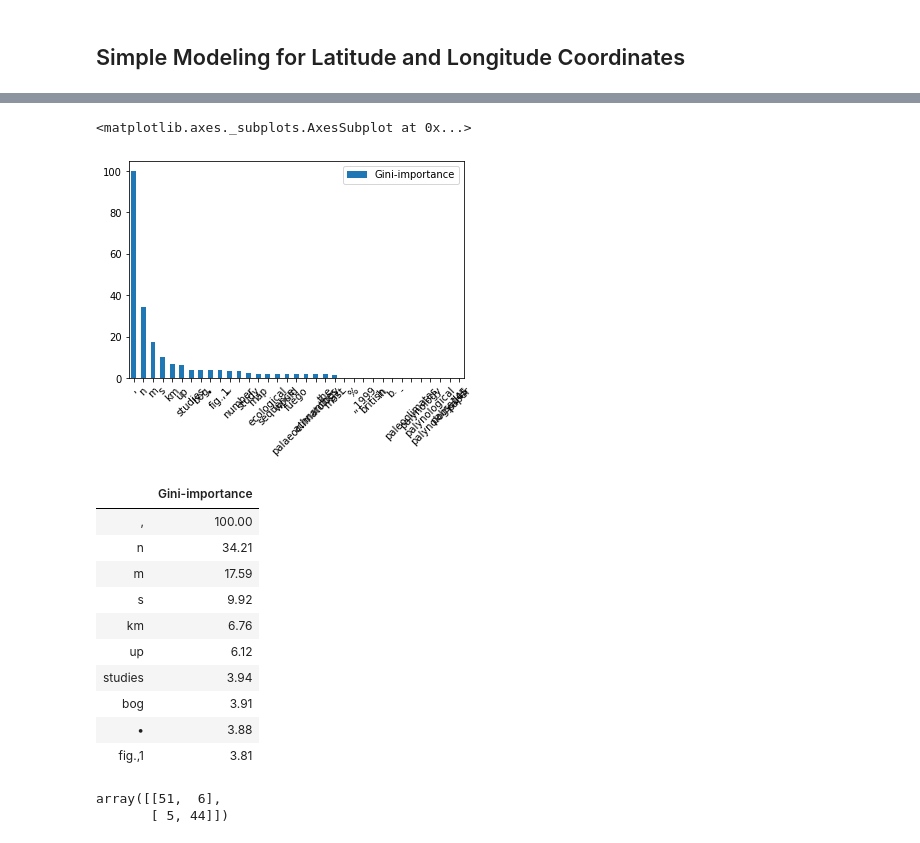
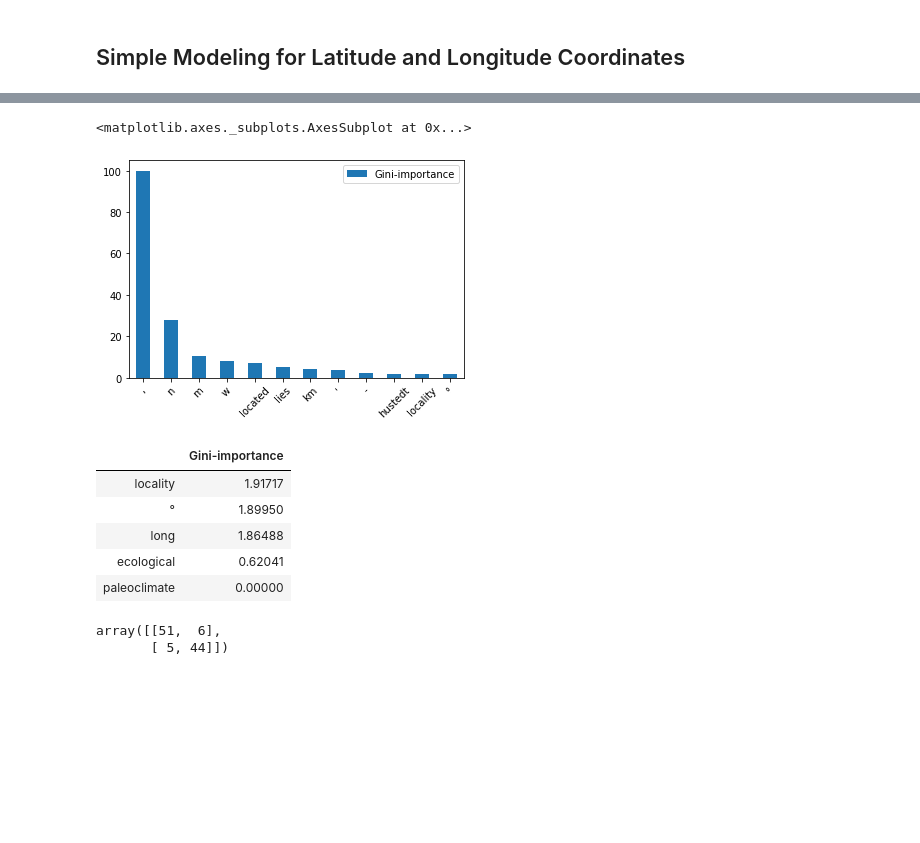
Before and after one commit to throughput-ec/UnacquiredSites, a Jupyter notebook: Modelling_Coords.ipynb, the cells around one changed output, grey strips where cells are left out. Saved outputs shown, nothing was run; the diff lists cells and outputs as text; code cells hidden in the pictures; blank space fills up the shorter version.

```diff
--- a/Modelling_Coords.ipynb
+++ b/Modelling_Coords.ipynb
@@ -67,0 +160,14 @@ hide_toggle()
+# %%
+max_depth_dict = {'max_depth':[], 'train_accuracy':[], 'test_accuracy':[]}
+
+for nsamples in range(2,100,10):
+    model = DecisionTreeClassifier(max_depth = nsamples)
+    model.fit(X_train, y_train)
+    score = model.score(X_train,y_train)
+    test_sc = model.score(X_test, y_test)
+    max_depth_dict['max_depth'].append(nsamples)
+    max_depth_dict['train_accuracy'].append(score)
+    max_depth_dict['test_accuracy'].append(test_sc)
+
+max_depth_df = pd.DataFrame(max_depth_dict)
+max_depth_df
@@ -67,0 +186,2 @@ hide_toggle()
+# %%
+clf = DecisionTreeClassifier(min_samples_split = 40, max_depth = 12)
@@ -148,3 +263,0 @@ Using a DecisionTree classifier to see which are the features that are giving mo
-# %%
-clf = DecisionTreeClassifier(max_depth = 150)
-clf.fit(X_train, y_train)
@@ -283,4 +297,3 @@ y_test = data_test['has_both_lat_long_int']
 # %%
-clf = DecisionTreeClassifier(max_depth = 100)
 clf.fit(X_train, y_train)
 # %% [output]
@@ -310,24 +323,19 @@ for feature, importance in zip(feature_names, feature_importance):
     feats[feature] = importance #add the name/value pair
 # %%
 importances = pd.DataFrame.from_dict(feats, orient='index').rename(columns={0: 'Gini-importance'})
-importances.sort_values(by='Gini-importance', ascending=False)[:35].plot(kind='bar', rot=45)
+importances.sort_values(by='Gini-importance', ascending=False)[:12].plot(kind='bar', rot=45)
 # %% [output]
 <matplotlib.axes._subplots.AxesSubplot at 0x...>
-[figure, old version]
+[figure, new version]
 # %%
-importances.sort_values(by='Gini-importance', ascending = False)[:10]
+importances.sort_values(by='Gini-importance', ascending = False)[10:15]
 # %% [output]
 |  | Gini-importance |
-| , | 100.00 |
-| n | 34.21 |
-| m | 17.59 |
-| s | 9.92 |
-| km | 6.76 |
-| up | 6.12 |
-| studies | 3.94 |
-| bog | 3.91 |
-| • | 3.88 |
-| fig.,1 | 3.81 |
+| locality | 1.91717 |
+| ° | 1.89950 |
+| long | 1.86488 |
+| ecological | 0.62041 |
+| paleoclimate | 0.00000 |
 # %%
 from sklearn.metrics import confusion_matrix
 Y_pred = clf.predict(X_test)
```
Also changed, not shown: parts of 58 cells of this notebook, 1 other file.
